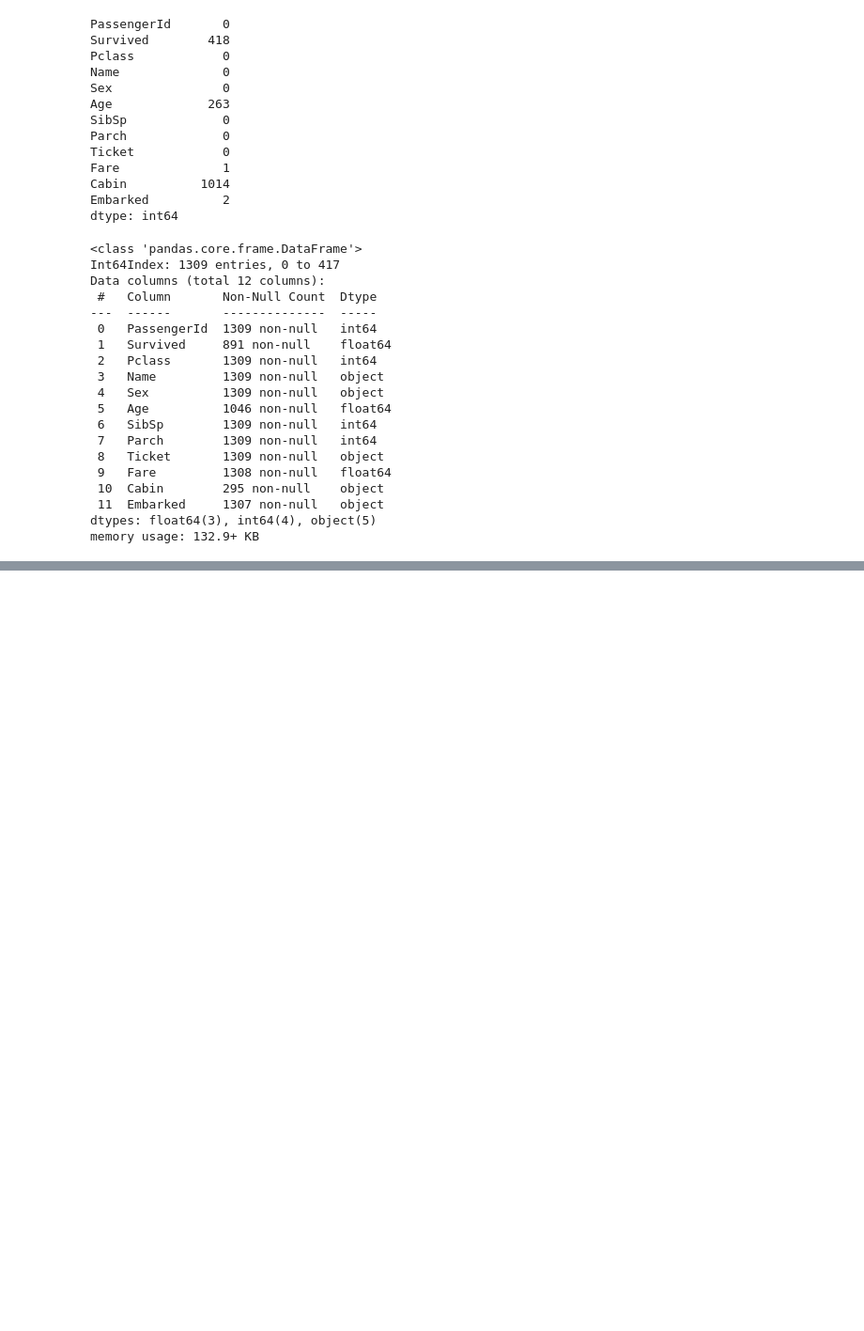
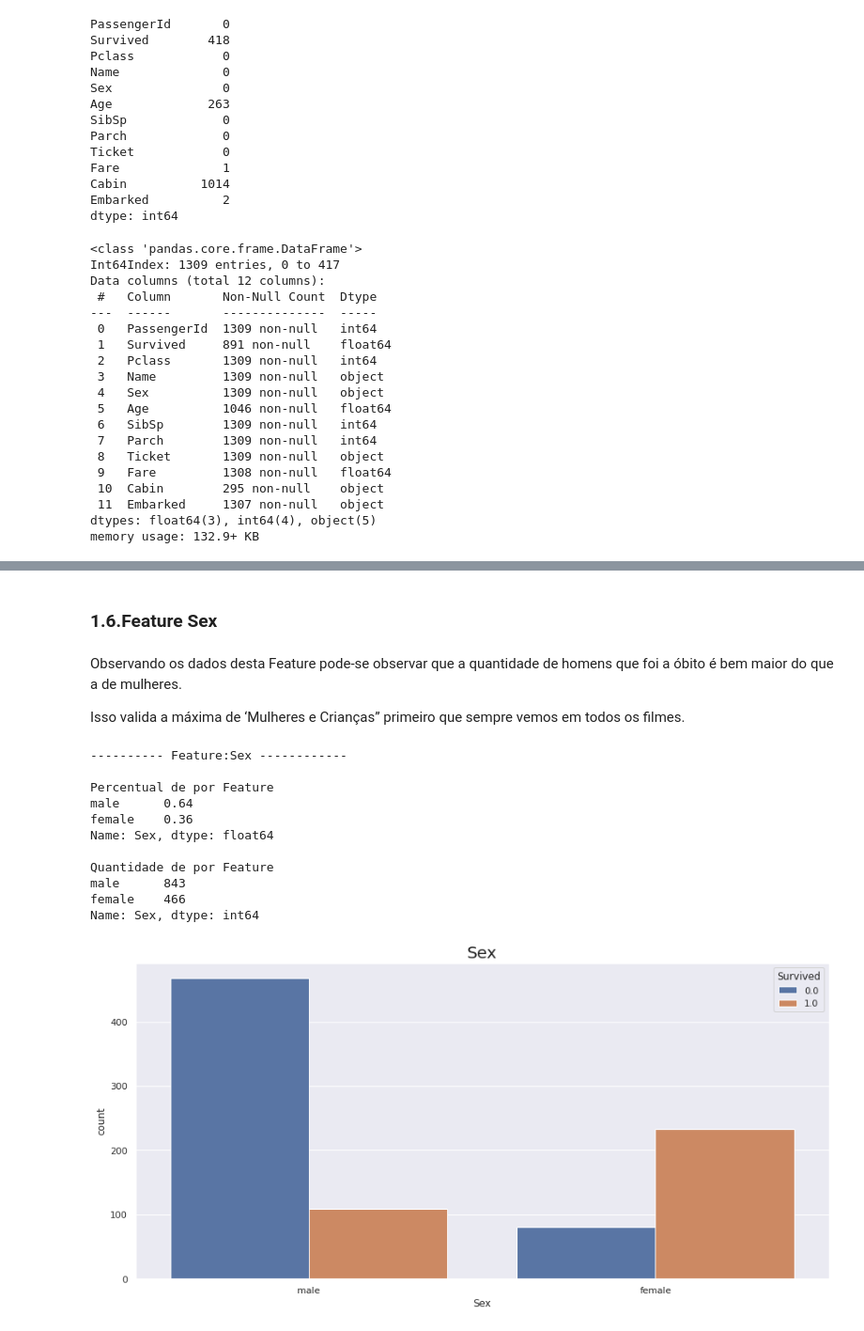
Before and after one commit to j2evaldo/titanic, a Jupyter notebook: titanic_01.ipynb, the cells around one changed output, grey strips where cells are left out. Shown at 94% size. Saved outputs shown, nothing was run; the diff lists cells and outputs as text; code cells hidden in the pictures; blank space fills up the shorter version.

```diff
--- a/titanic_01.ipynb
+++ b/titanic_01.ipynb
@@ -175,0 +241,21 @@ Outro ponto é que a Feature PassengerId é um campo sequencial, logo creio que
+# %% [markdown]
+### **1.6.Feature Sex**
+# %% [markdown]
+Observando os dados desta Feature pode-se observar que a quantidade de homens que foi a óbito é bem maior do que a de mulheres.
+
+Isso valida a máxima de ‘Mulheres e Crianças” primeiro que sempre vemos em todos os filmes.
+# %%
+verificaFeatures('Sex')
+# %% [output]
+---------- Feature:Sex ------------
+
+Percentual de por Feature
+male      0.64
+female    0.36
+Name: Sex, dtype: float64
+
+Quantidade de por Feature
+male      843
+female    466
+Name: Sex, dtype: int64
+[figure, added]
```
Also changed, not shown: parts of 19 cells of this notebook.
